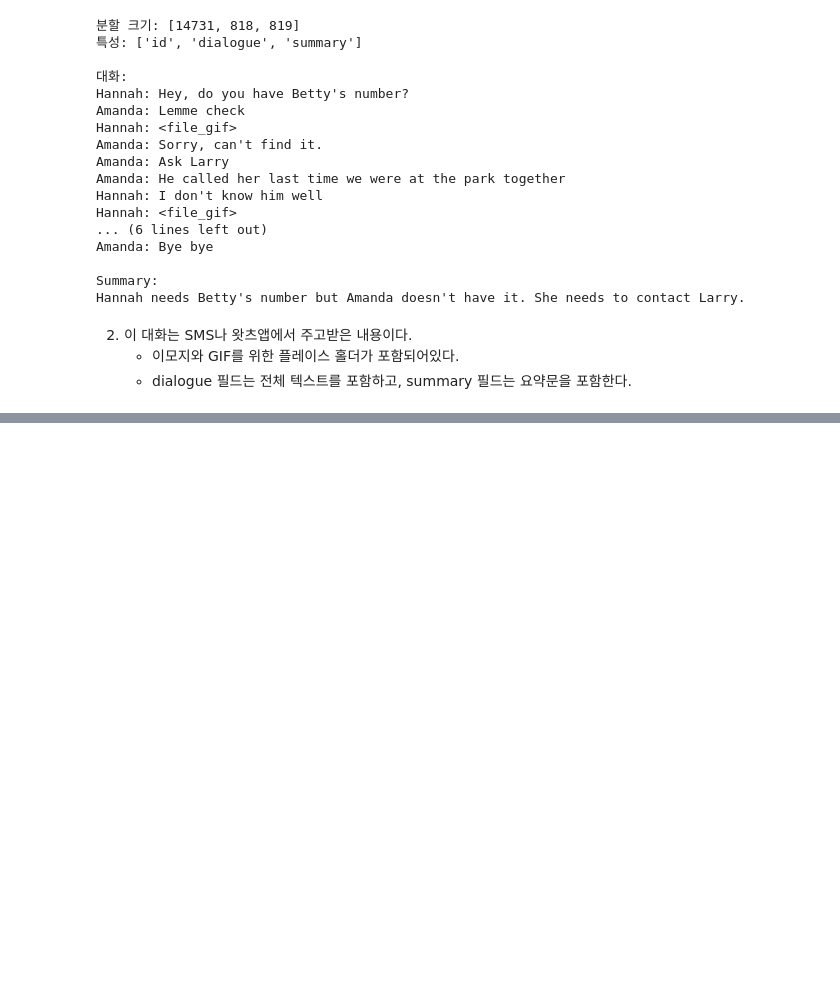
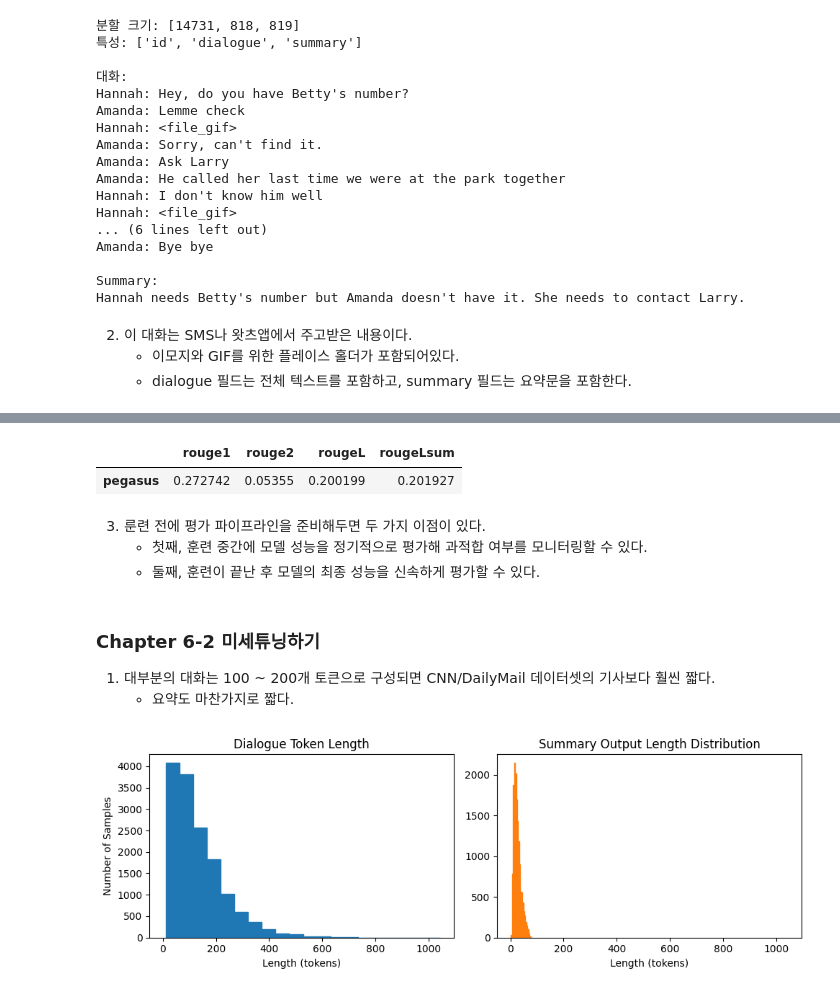
Before and after one commit to redinbluesky/nlp-with-transformers, a Jupyter notebook: 06-요약.ipynb, the cells around one changed output, grey strips where cells are left out. Saved outputs shown, nothing was run; the diff lists cells and outputs as text; code cells hidden in the pictures; blank space fills up the shorter version.

```diff
--- a/06-요약.ipynb
+++ b/06-요약.ipynb
@@ -463,0 +508,13 @@ Hannah needs Betty's number but Amanda doesn't have it. She needs to contact Lar
+# %%
+import evaluate
+
+from transformers import AutoModelForSeq2SeqLM, AutoTokenizer
+
+model_ckpt = "google/pegasus-cnn_dailymail"
+tokenizer = AutoTokenizer.from_pretrained(model_ckpt)
+model = AutoModelForSeq2SeqLM.from_pretrained(model_ckpt).to(device)
+
+rouge_metric = evaluate.load("rouge")
+
+score = evaluate_summaries_pegasus(dataset_samsum["test"].shuffle(seed=42).select(range(10)), rouge_metric,
+                                   model, tokenizer, column_text="dialogue", column_summary="summary", batch_size=8)
@@ -463,0 +525,36 @@ Hannah needs Betty's number but Amanda doesn't have it. She needs to contact Lar
+# %%
+import pandas as pd
+
+rouge_names = ["rouge1", "rouge2", "rougeL", "rougeLsum"]
+rouge_dict = dict((rn, score[rn]) for rn in rouge_names)
+pd.DataFrame(rouge_dict, index=["pegasus"])
+# %% [output]
+|  | rouge1 | rouge2 | rougeL | rougeLsum |
+| pegasus | 0.272742 | 0.05355 | 0.200199 | 0.201927 |
+# %% [markdown]
+3. 룬련 전에 평가 파이프라인을 준비해두면 두 가지 이점이 있다.
+    - 첫째, 훈련 중간에 모델 성능을 정기적으로 평가해 과적합 여부를 모니터링할 수 있다.
+    - 둘째, 훈련이 끝난 후 모델의 최종 성능을 신속하게 평가할 수 있다.
+# %% [markdown]
+### Chapter 6-2 미세튜닝하기  <a class="anchor" id="chapter6-2"></a>
+1. 대부분의 대화는 100 ~ 200개 토큰으로 구성되면 CNN/DailyMail 데이터셋의 기사보다 훨씬 짧다.
+    - 요약도 마찬가지로 짧다.
+# %%
+# 입력과 출력 길이의 분포를 살펴본다.
+import matplotlib.pyplot as plt
+
+d_len = [len(tokenizer.encode(s)) for s in dataset_samsum["train"]["dialogue"]]
+s_len = [len(tokenizer.encode(s)) for s in dataset_samsum["train"]["summary"]]
+
+fig, axes = plt.subplots(1, 2, figsize=(10, 3.5), sharex=True)
+axes[0].hist(d_len, bins=20, color="C0", edgecolor="C0")
+axes[0].set_title("Dialogue Token Length")
+axes[0].set_xlabel("Length (tokens)")
+axes[0].set_ylabel("Number of Samples")
+axes[1].hist(s_len, bins=20, color="C1", edgecolor="C1")
+axes[1].set_title("Summary Output Length Distribution")
+axes[1].set_xlabel("Length (tokens)")
+plt.tight_layout()
+plt.show()
+# %% [output]
+[figure, added]
```
Also changed, not shown: parts of 19 cells of this notebook, 1 other file.
